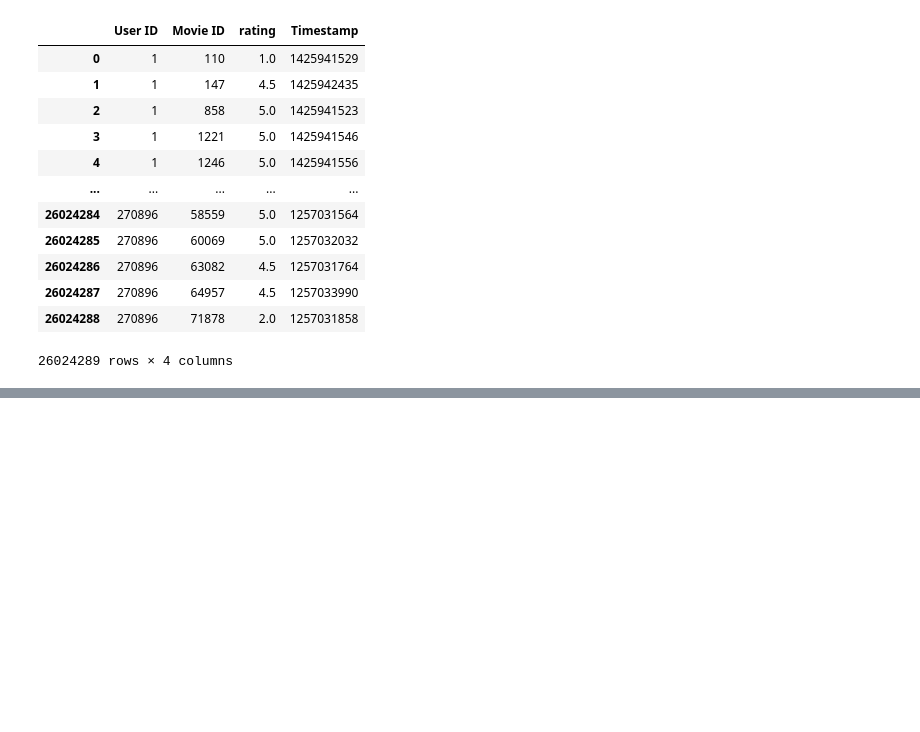
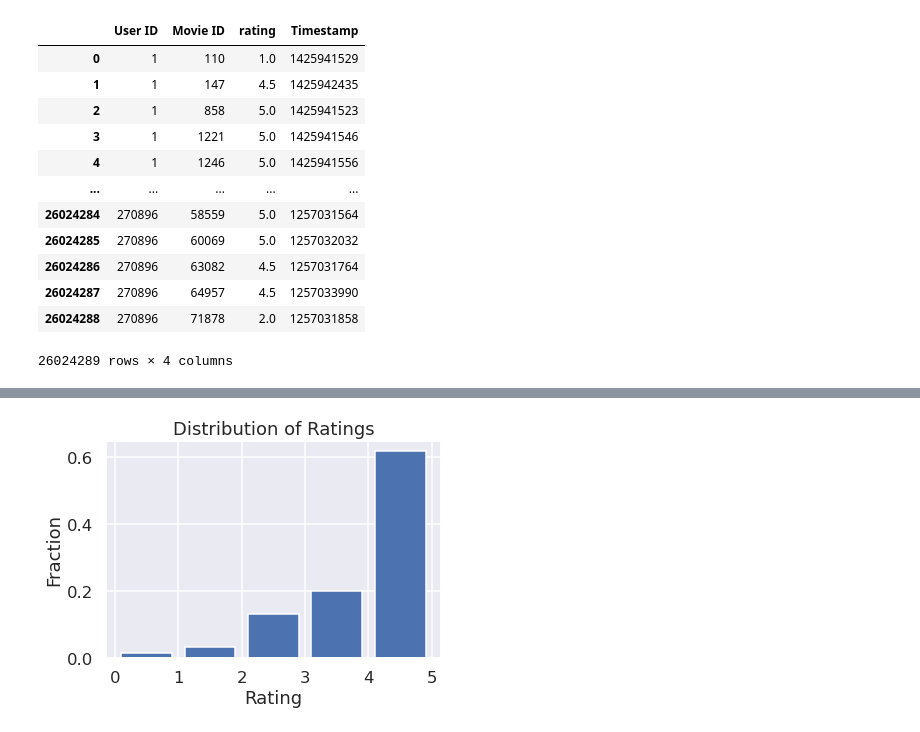
Before and after one commit to xiw019/DS3_MovieReccomenderSystem, a Jupyter notebook: Movies_Recommender_System.ipynb, the cells around one changed output, grey strips where cells are left out. Drawn from its saved outputs; the diff is of its cells as text; code cells hidden in the pictures; blank space fills up the shorter version.

```diff
--- a/Movies_Recommender_System.ipynb
+++ b/Movies_Recommender_System.ipynb
@@ -650,0 +721,8 @@ ratings_df
+# %%
+plt.hist(ratings_df['rating'].round(), density=True, rwidth=0.8, bins=5)
+plt.title('Distribution of Ratings')
+plt.xlabel('Rating')
+plt.ylabel('Fraction')
+plt.show()
+# %% [output]
+[figure, added]
```
Also changed, not shown: parts of 54 cells of this notebook.
